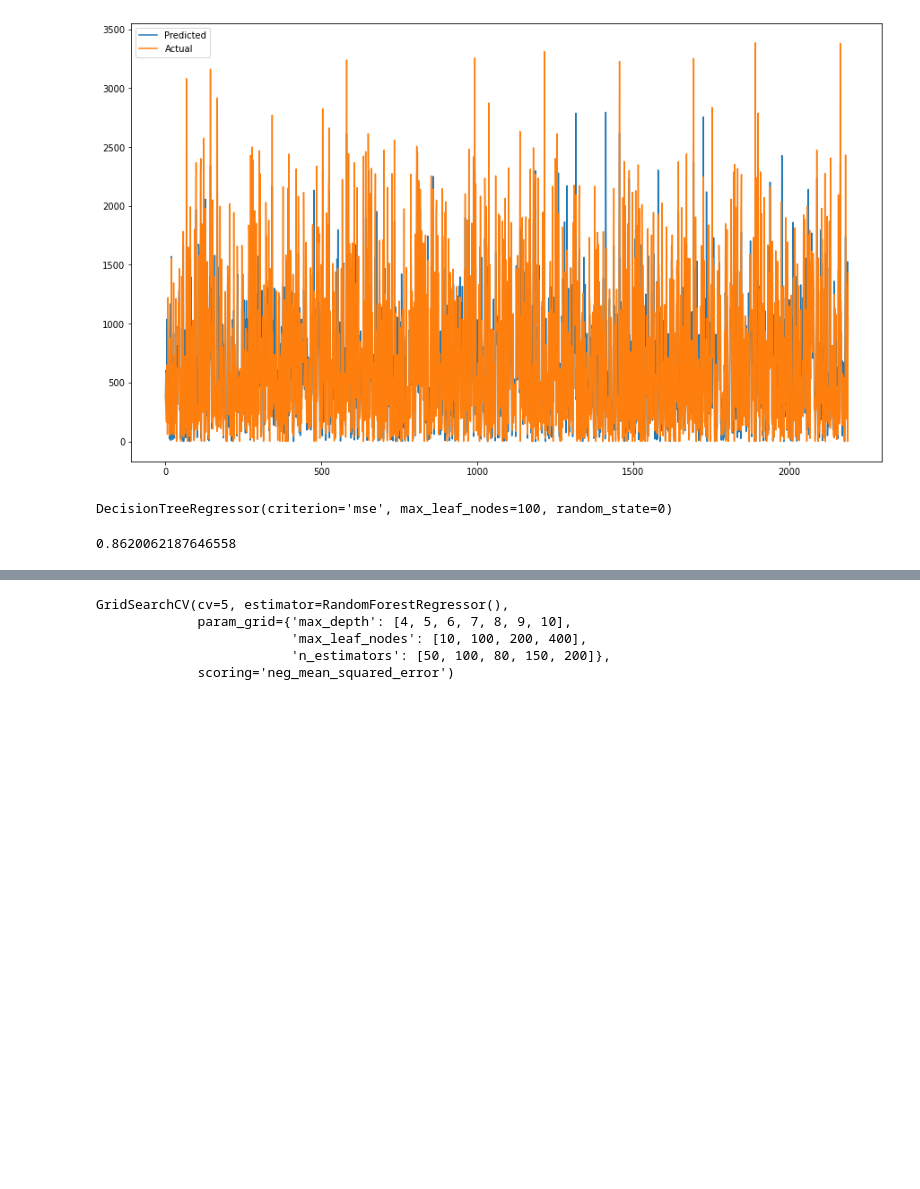
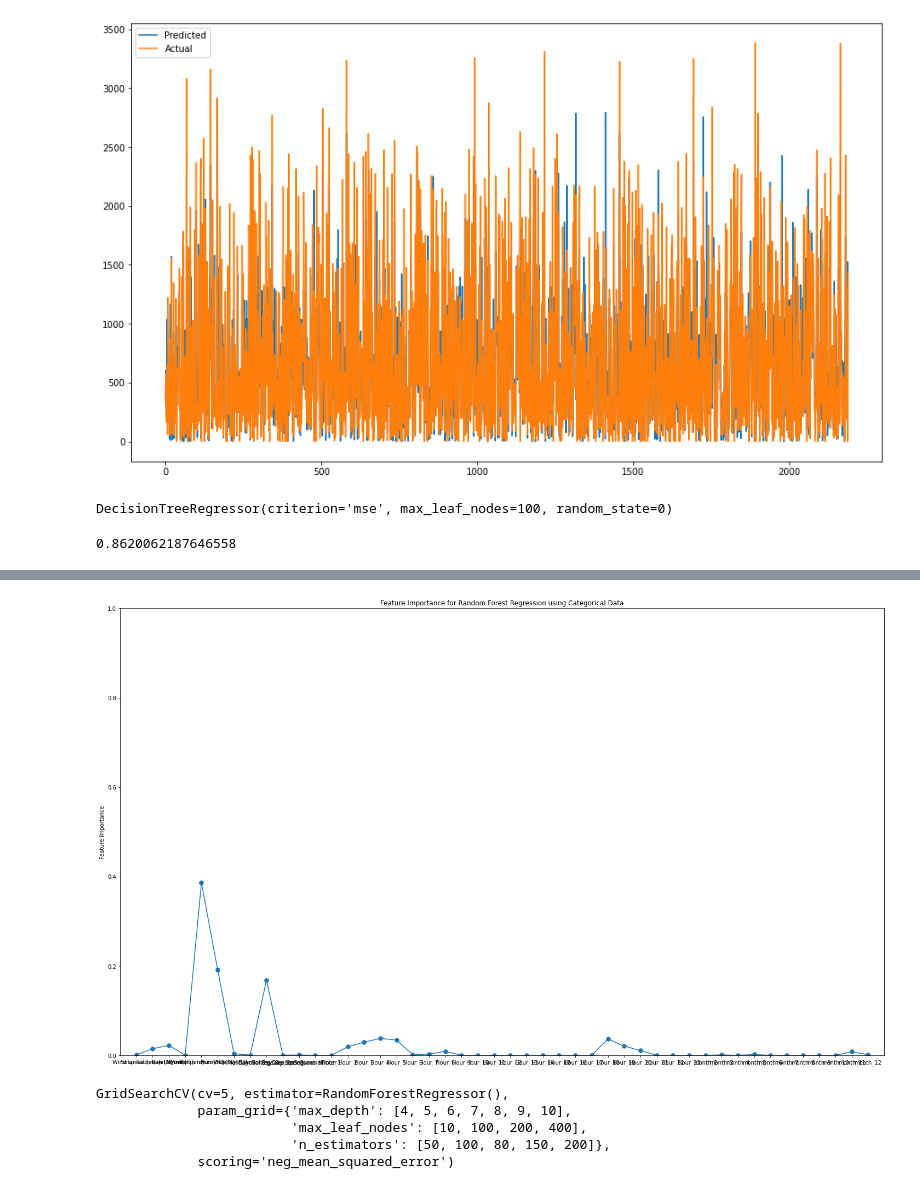
Before and after one commit to dkd99/Seoul-Bike-Sharing-Demand-Prediction, a Jupyter notebook: Bike_Sharing_Demand_Prediction_Capstone_Project.ipynb, the cells around one changed output, grey strips where cells are left out. Drawn from its saved outputs; the diff is of its cells as text; code cells hidden in the pictures; blank space fills up the shorter version.

```diff
--- a/Bike_Sharing_Demand_Prediction_Capstone_Project.ipynb
+++ b/Bike_Sharing_Demand_Prediction_Capstone_Project.ipynb
@@ -998,3 +1041,14 @@ r2_score((Y_test)**2,(y_predicted_dt)**2)
+# %%
+fig = plt.figure(figsize=(25, 15))
+axes = fig.add_subplot(1, 1, 1)
+axes.plot(dt_regressor.best_estimator_.feature_importances_, marker='.', markersize=15)
+plt.xticks(range(len(dt_regressor.best_estimator_.feature_importances_)), X_train.columns)
+axes.set(ylabel='Feature Importance', title='Feature Importance for Random Forest Regression using Categorical Data')
+axes.set(xlim=[-1, len(X_train.columns)], ylim=[0, 1])
+
+plt.show()
+# %% [output]
+[figure, added]
 # %%
 from sklearn.ensemble import RandomForestRegressor
 from sklearn.ensemble import GradientBoostingRegressor
```
Also changed, not shown: parts of 53 cells of this notebook.
